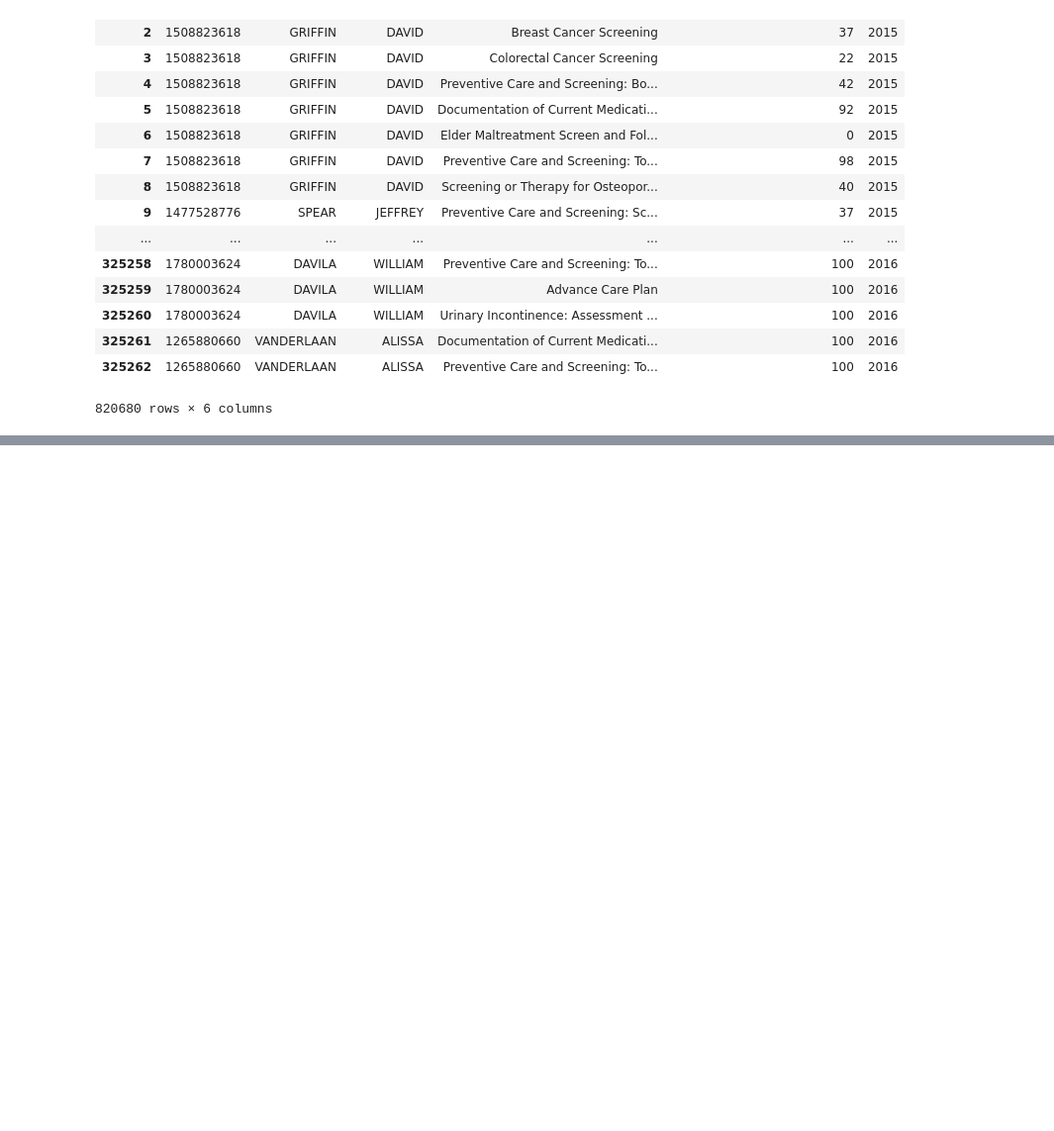
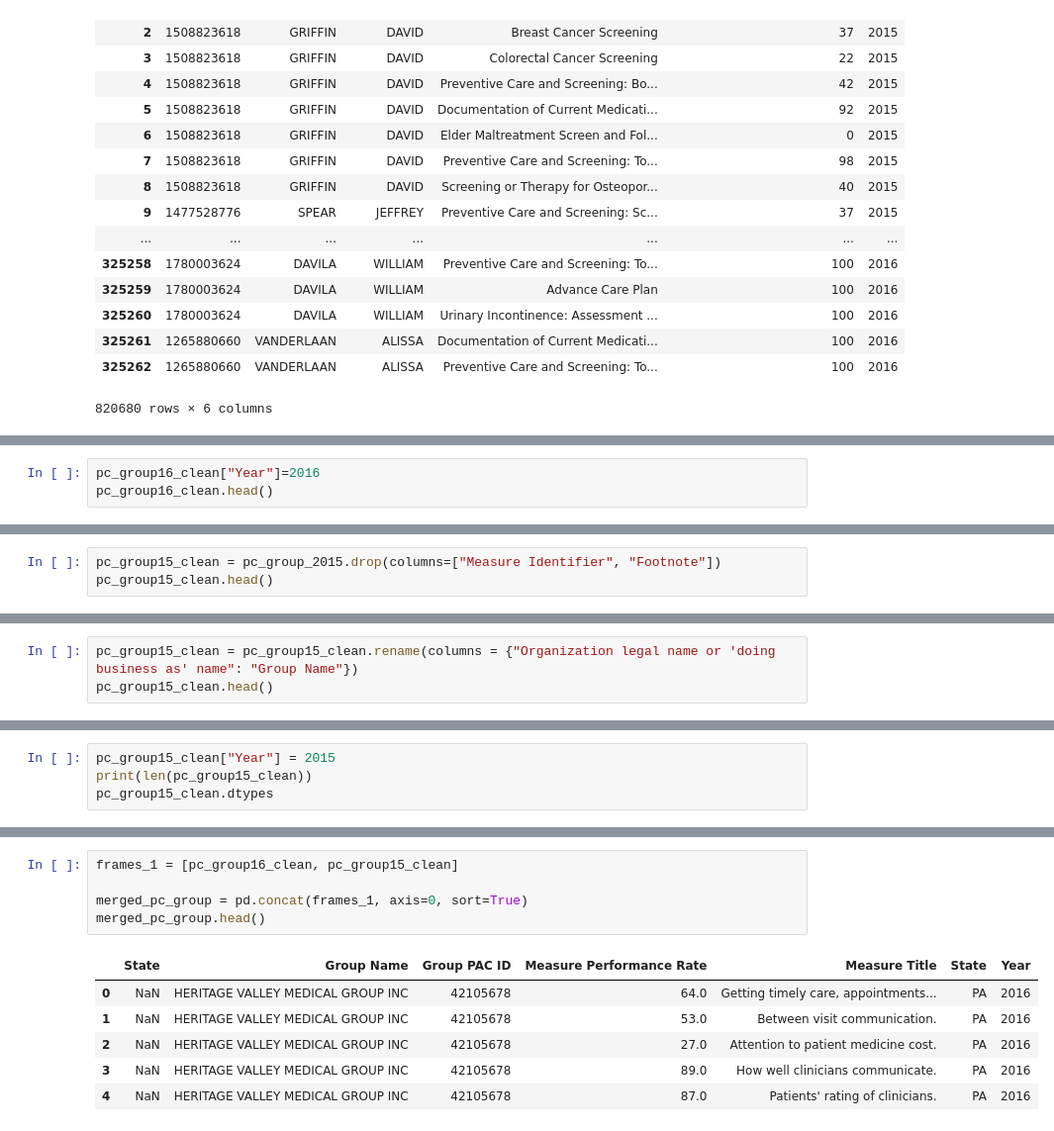
Before and after one commit to MTDahmer/Project1, a Jupyter notebook: notebooks/Omar.ipynb, the cells around one changed output, grey strips where cells are left out. Shown: that part at 99% size. Drawn from its saved outputs; the diff is of its cells as text; blank space fills up the shorter version.

Commit message:
Clean Data Sets

```diff
--- a/notebooks/Omar.ipynb
+++ b/notebooks/Omar.ipynb
@@ -106,0 +131,3 @@ pc_group_2016.head()
+# %%
+pc_group16_clean["Year"]=2016
+pc_group16_clean.head()
@@ -113,3 +147,6 @@ pc_group_2015.head()
 | 2 | HERITAGE VALLEY MEDICAL GROUP INC | 42105678 | PA | CAHPS_GRP_12 | Attention to patient medication c... | 27.0 | ... |
 | 3 | HERITAGE VALLEY MEDICAL GROUP INC | 42105678 | PA | CAHPS_GRP_2 | How well clinicians communicate. | 86.0 | ... |
 | 4 | HERITAGE VALLEY MEDICAL GROUP INC | 42105678 | PA | CAHPS_GRP_3 | Patients' rating of clinicians. | 83.0 | ... |
+# %%
+pc_group15_clean = pc_group_2015.drop(columns=["Measure Identifier", "Footnote"])
+pc_group15_clean.head()
@@ -115,0 +160,3 @@ pc_group_2015.head()
+# %%
+pc_group15_clean = pc_group15_clean.rename(columns = {"Organization legal name or 'doing business as' name": "Group Name"})
+pc_group15_clean.head()
@@ -115,0 +170,4 @@ pc_group_2015.head()
+# %%
+pc_group15_clean["Year"] = 2015
+print(len(pc_group15_clean))
+pc_group15_clean.dtypes
@@ -115,0 +213,12 @@ pc_group_2015.head()
+# %%
+frames_1 = [pc_group16_clean, pc_group15_clean]
+
+merged_pc_group = pd.concat(frames_1, axis=0, sort=True)
+merged_pc_group.head()
+# %% [output]
+|  | State | Group Name | Group PAC ID | Measure Performance Rate | Measure Title | State | Year |
+| 0 | NaN | HERITAGE VALLEY MEDICAL GROUP INC | 42105678 | 64.0 | Getting timely care, appointments... | PA | 2016 |
+| 1 | NaN | HERITAGE VALLEY MEDICAL GROUP INC | 42105678 | 53.0 | Between visit communication. | PA | 2016 |
+| 2 | NaN | HERITAGE VALLEY MEDICAL GROUP INC | 42105678 | 27.0 | Attention to patient medicine cost. | PA | 2016 |
+| 3 | NaN | HERITAGE VALLEY MEDICAL GROUP INC | 42105678 | 89.0 | How well clinicians communicate. | PA | 2016 |
+| 4 | NaN | HERITAGE VALLEY MEDICAL GROUP INC | 42105678 | 87.0 | Patients' rating of clinicians. | PA | 2016 |
```
Also changed, not shown: parts of 13 cells of this notebook.
